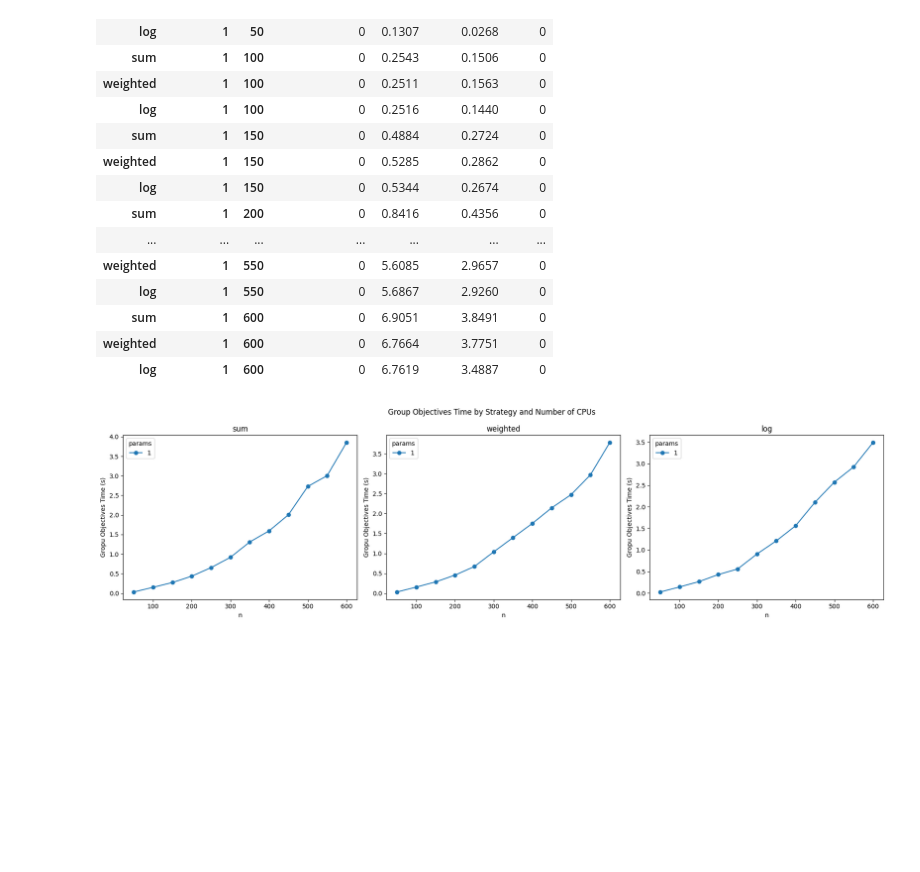
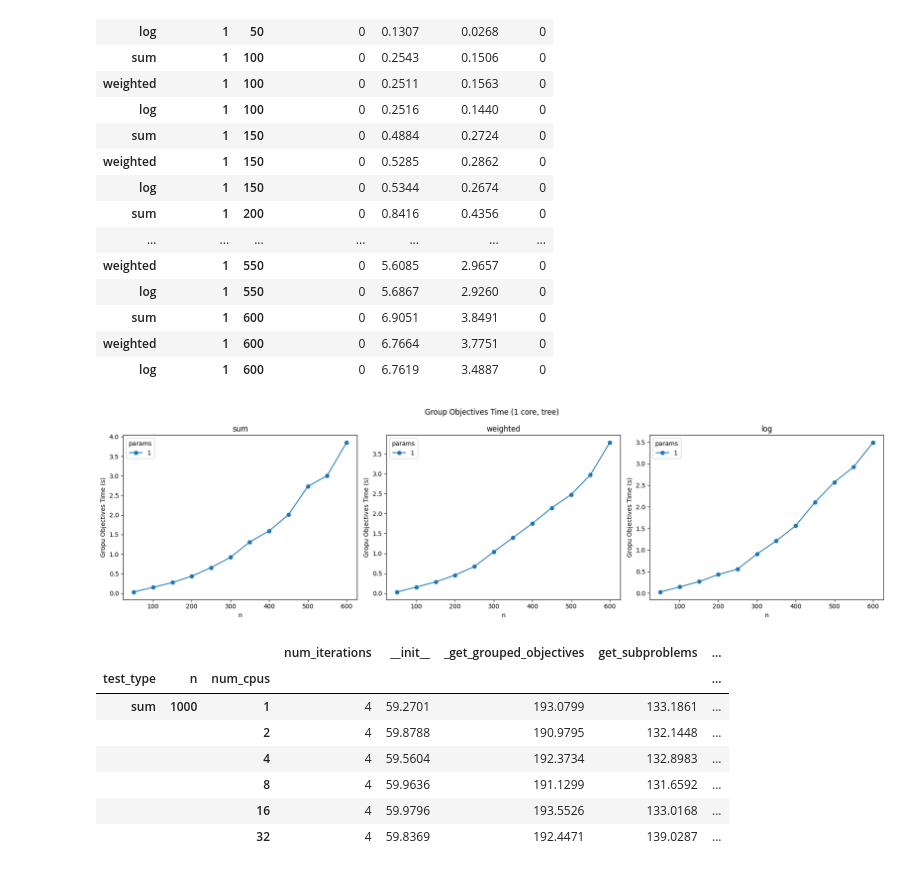
Before and after one commit to illinois-nsai/dede, a Jupyter notebook: benchmarks/benchmark_viz_old.ipynb, the cells around one changed output. Cells and saved outputs as stored; diff of their text form; code cells hidden in the pictures; blank space fills up the shorter version.

```diff
--- a/benchmarks/benchmark_viz_old.ipynb
+++ b/benchmarks/benchmark_viz_old.ipynb
@@ -5,8 +5,8 @@ import pandas as pd
 # %%
 # this was running on 4 utah m400 machines (8 cores each, 32 cores total, no smt)
 # %%
-df1 = pd.read_csv("data/benchmark_log.csv").set_index(["test_type", "n", "num_cpus"])
-df2 = pd.read_csv("data/benchmark_log2.csv").set_index(["test_type", "n", "num_cpus"])
+df1 = pd.read_csv("data/benchmark_log_3_29.csv").set_index(["test_type", "n", "num_cpus"])
+df2 = pd.read_csv("data/benchmark_log_3_29_pt2.csv").set_index(["test_type", "n", "num_cpus"])
 df = pd.concat([df1, df2])
 df["admm_time"] = df["solve"] - df["_get_grouped_objectives"] - df["get_subproblems"] - df["populate_vars_with_solution"]
 df["admm_time_per_iter"] = df["admm_time"] / df["num_iterations"]
@@ -195,4 +195,15 @@ fig.suptitle("Group Objectives Time (1 core, tree)")
 fig.tight_layout()
 plt.show()
 # %% [output]
-[figure, old version]
+[figure, new version]
+# %%
+df.loc[(slice(None), 1000, slice(None)), :]
+# %% [output]
+|  |  |  | num_iterations | __init__ | _get_grouped_objectives | get_subproblems | ... |
+| test_type | n | num_cpus |  |  |  |  | ... |
+| sum | 1000 | 1 | 4 | 59.2701 | 193.0799 | 133.1861 | ... |
+|  |  | 2 | 4 | 59.8788 | 190.9795 | 132.1448 | ... |
+|  |  | 4 | 4 | 59.5604 | 192.3734 | 132.8983 | ... |
+|  |  | 8 | 4 | 59.9636 | 191.1299 | 131.6592 | ... |
+|  |  | 16 | 4 | 59.9796 | 193.5526 | 133.0168 | ... |
+|  |  | 32 | 4 | 59.8369 | 192.4471 | 139.0287 | ... |
```
Also changed, not shown: 47 other files.
